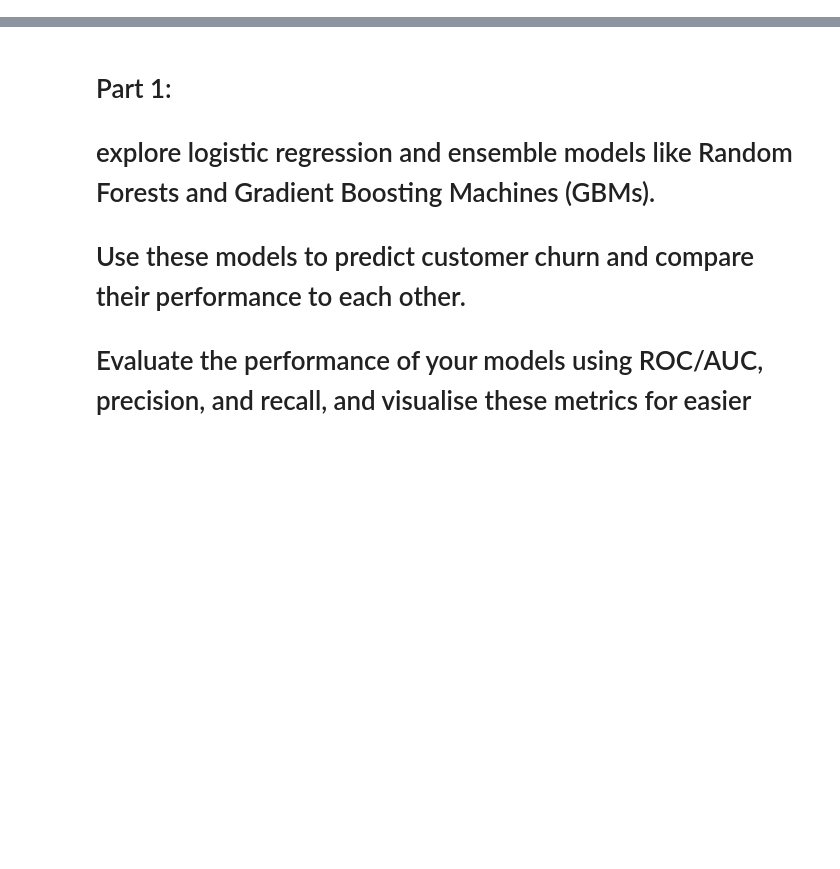
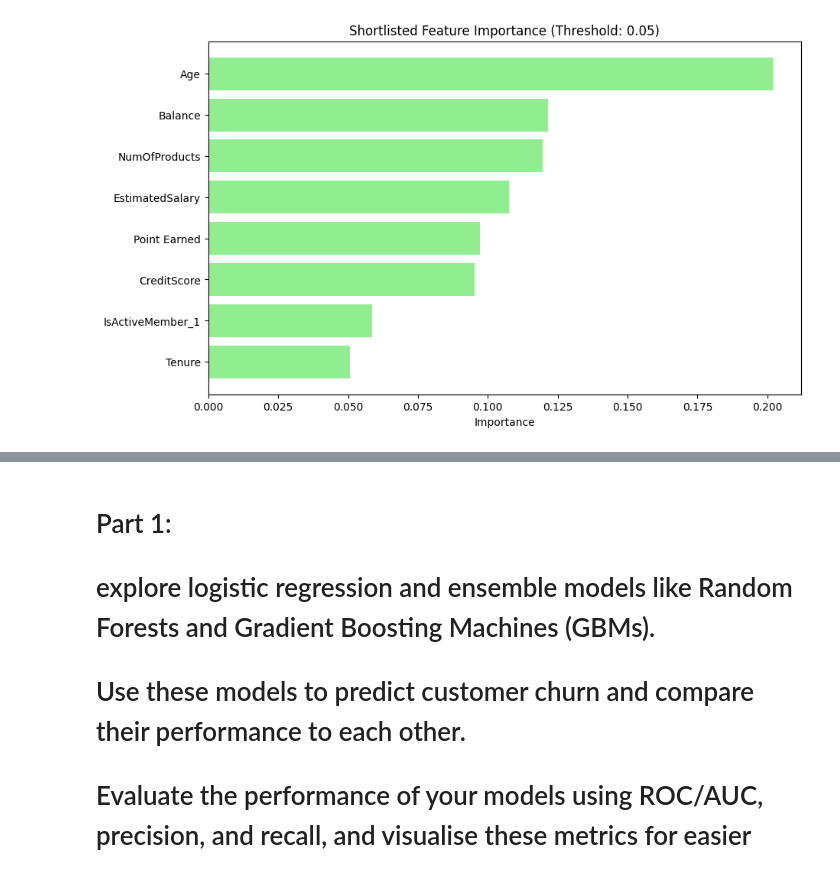
Before and after one commit to structuredcreations/Investment_Selector, a Jupyter notebook: _0_Mentum_Assignment_2.ipynb, the cells around one changed output, grey strips where cells are left out. Cells and saved outputs as stored; diff of their text form; code cells hidden in the pictures; blank space fills up the shorter version.

```diff
--- a/_0_Mentum_Assignment_2.ipynb
+++ b/_0_Mentum_Assignment_2.ipynb
@@ -182,0 +326,87 @@ print(class_report)
+# %%
+#Note: the 1st decision tree is large, selecting the top 10 variables for the next iteration
+
+# Importing necessary libraries
+import pandas as pd
+from sklearn.model_selection import train_test_split
+from sklearn.preprocessing import StandardScaler
+from sklearn.tree import DecisionTreeClassifier, export_text, plot_tree
+from sklearn.metrics import accuracy_score, confusion_matrix, classification_report
+from sklearn.preprocessing import LabelEncoder
+import matplotlib.pyplot as plt
+import numpy as np
+
+
+# Features (X) and target (y)
+X = df_encoded.drop('Exited', axis=1)  # Features
+y = df_encoded['Exited']  # Target variable
+
+# Split the data into training and testing sets (80% train, 20% test)
+X_train, X_test, y_train, y_test = train_test_split(X, y, test_size=0.2, random_state=42)
+
+# Standardize the feature variables
+scaler = StandardScaler()
+X_train_scaled = scaler.fit_transform(X_train)
+X_test_scaled = scaler.transform(X_test)
+
+# Initial Decision Tree Classifier to get feature importance
+dt_classifier = DecisionTreeClassifier(random_state=42)
+dt_classifier.fit(X_train_scaled, y_train)
+
+# Feature Importance - Sorting by most important
+feature_importance = dt_classifier.feature_importances_
+features = X.columns
+
+# Set a threshold for feature importance (e.g., 0.01)
+importance_threshold = 0.05
+
+# Shortlist important features based on the threshold
+sorted_indices = np.argsort(feature_importance)[::-1]
+sorted_features = features[sorted_indices]
+sorted_importance = feature_importance[sorted_indices]
+
+important_features = sorted_features[sorted_importance >= importance_threshold]
+important_importance = sorted_importance[sorted_importance >= importance_threshold]
+
+# Print shortlisted important features
+print(f"Shortlisted Important Features (Threshold: {importance_threshold}):")
+for feature, importance in zip(important_features, important_importance):
+    print(f"{feature}: {importance:.4f}")
+
+# Plot shortlisted feature importance
+plt.figure(figsize=(10, 6))
+plt.barh(important_features, important_importance, color='lightgreen')
+plt.xlabel('Importance')
+plt.title(f'Shortlisted Feature Importance (Threshold: {importance_threshold})')
+plt.gca().invert_yaxis()  # To have the most important feature at the top
+plt.show()
+
+# Train a new Decision Tree using only the shortlisted important features
+X_train_important = X_train[important_features]
+X_test_important = X_test[important_features]
+
+# Decision Tree with shortlisted important features
+dt_classifier_important = DecisionTreeClassifier(random_state=42)
+dt_classifier_important.fit(X_train_important, y_train)
+
+# Make predictions
+y_pred_important = dt_classifier_important.predict(X_test_important)
+
+# Evaluate the model with shortlisted features
+accuracy_important = accuracy_score(y_test, y_pred_important)
+conf_matrix_important = confusion_matrix(y_test, y_pred_important)
+class_report_important = classification_report(y_test, y_pred_important)
+
+# Print the results for the model with shortlisted features
+print(f"Accuracy with shortlisted features: {accuracy_important}")
+print("Confusion Matrix with shortlisted features:")
+print(conf_matrix_important)
+print("Classification Report with shortlisted features:")
+print(class_report_important)
+
+# Plot the decision tree with the shortlisted important features
+plt.figure(figsize=(20, 10))
+plot_tree(dt_classifier_important, feature_names=important_features, class_names=['Not Exited', 'Exited'], filled=True, rounded=True)
+plt.title("Decision Tree Visualization with Shortlisted Features")
+plt.show()
+# %% [output]
@@ -182,0 +422 @@ print(class_report)
+[figure, added]
```
Also changed, not shown: parts of 9 cells of this notebook.
